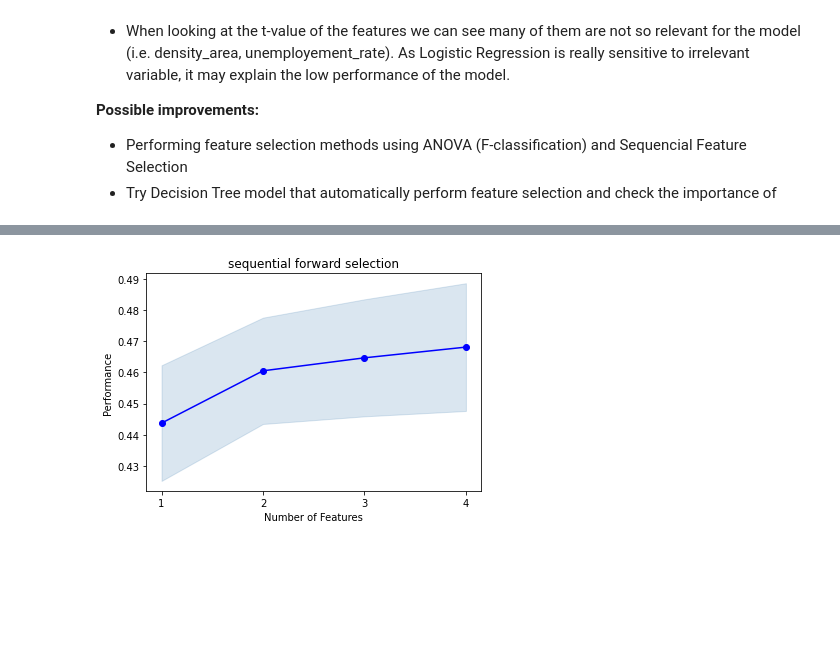
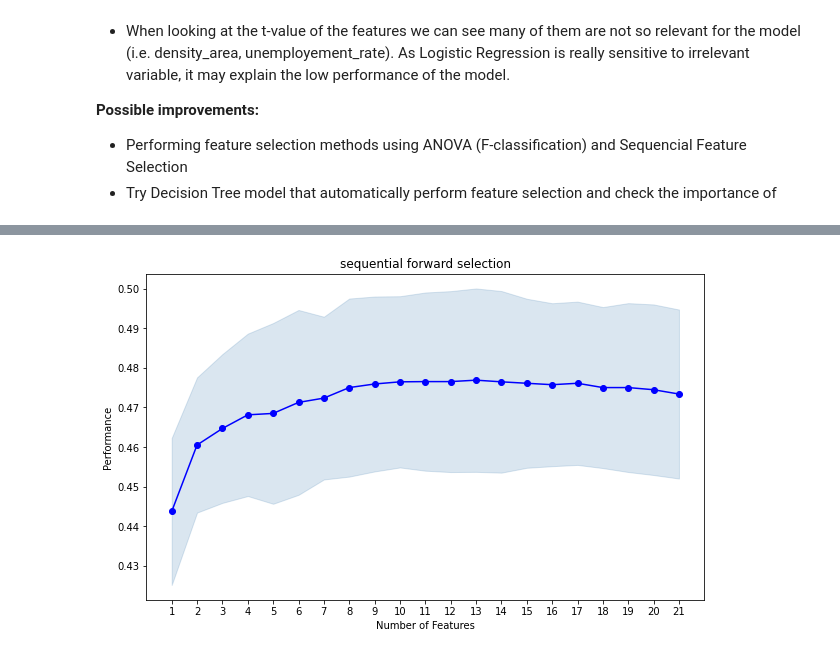
Before and after one commit to LudivineLacour/predict-medical-desert, a Jupyter notebook: code/classification_supervised_learning.ipynb, the cells around one changed output, grey strips where cells are left out. Cells and saved outputs as stored; diff of their text form; code cells hidden in the pictures; blank space fills up the shorter version.

Commit message:
complete feature selection

```diff
--- a/code/classification_supervised_learning.ipynb
+++ b/code/classification_supervised_learning.ipynb
@@ -249,32 +249,27 @@ from sklearn.feature_selection import f_classif
 from mlxtend.feature_selection import SequentialFeatureSelector as SFS
 from mlxtend.plotting import plot_sequential_feature_selection as plot_sfs
 # %%
-def select_features(X, y, X_test=None, k='all'):
+def feat_selection_anova(X, y, test_sample=[], k='all'):
     fs = SelectKBest(score_func=f_classif, k=k)
-    fs.fit(X, y)
+    fs = fs.fit(X, y)
     X_fs = fs.transform(X)
     # X_test can be passed in case of performing the function for X_train and X_test samples
-    if X_test != None:
-        X_test_fs = fs.transform(X_test)
+    if len(test_sample)!=0:
+        X_test_fs = fs.transform(test_sample)
         return X_fs, X_test_fs, fs
     else:
         return X_fs, fs
 
 # feature selection
-X_fs, fs = select_features(X_res,y_res)
+X_fs, anova = feat_selection_anova(X_res,y_res)
 
 # what are scores for the features
-for i in range(len(fs.scores_)):
-    print('Feature %d: %f' % (i, fs.scores_[i]))
+for i in range(len(anova.scores_)):
+    print('Feature %d: %f' % (i, anova.scores_[i]))
 
 # plot the scores
-ordered_col_idx = [idx for score, idx in sorted(list(zip(fs.scores_, X.columns.values)), reverse=True)]
-fs_score_ordered = sorted(fs.scores_, reverse=True)
-
-plt.figure(figsize=(6,8))
-plt.barh([i for i in range(len(fs.scores_))], fs_score_ordered, tick_label=ordered_col_idx)
-plt.title('Feature importance with ANOVA')
-plt.show()
+ordered_col_idx = [idx for score, idx in sorted(list(zip(anova.scores_, X_res.columns.values)), reverse=True)]
+anova_score_ordered = sorted(anova.scores_, reverse=True)
 # %% [output]
 Feature 0: 76.877098
 Feature 1: 49.710955
@@ -297,11 +301,14 @@ Feature 20: 33.700080
 # %%
-# Try feature selection using SFS
+# Try feature selection using SFS - WARNING takes time to run
 
-def feature_selection_sfs(X, y, k=(1,(X.shape[1]))):
+def feat_selection_sfs(X, y, test_sample=[], k=(1,(X.shape[1]))):
     estimator = LogisticRegression(max_iter=1000)
     sfs = SFS(estimator, k_features=k, forward=True, cv=3)
     sfs = sfs.fit(X, y)
-    return sfs.get_metric_dict()
-
-metrics = feature_selection_sfs(X_res,y_res,(1,8))
-metrics
+    X_fs = sfs.transform(X)
+    # X_test can be passed in case of performing the function for X_train and X_test samples
+    if len(test_sample)!=0:
+        X_test_fs = sfs.transform(test_sample)
+        return X_fs, X_test_fs, sfs
+    else:
+        return X_fs, sfs
@@ -325,0 +315,4 @@ metrics
+# %%
+X_sfs, sfs = feat_selection_sfs(X_res,y_res)
+metrics = pd.DataFrame.from_dict(sfs.get_metric_dict()).T
+metrics
@@ -326,6 +337,7 @@ metrics
 # %%
-fig=plot_sfs(metrics, kind='std_err')
+fig=plot_sfs(sfs.get_metric_dict(), kind='std_err',figsize=(10,6))
 plt.title("sequential forward selection")
+plt.savefig('../img/sfs_feature_selection.png')
 plt.show()
 # %% [output]
-[figure, old version]
+[figure, new version]
```
Also changed, not shown: parts of 14 cells of this notebook, 2 other files.
